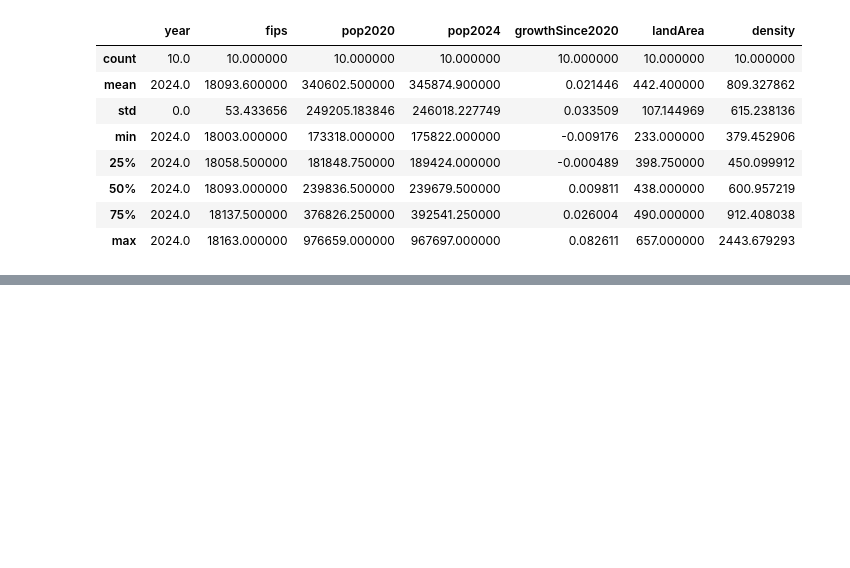
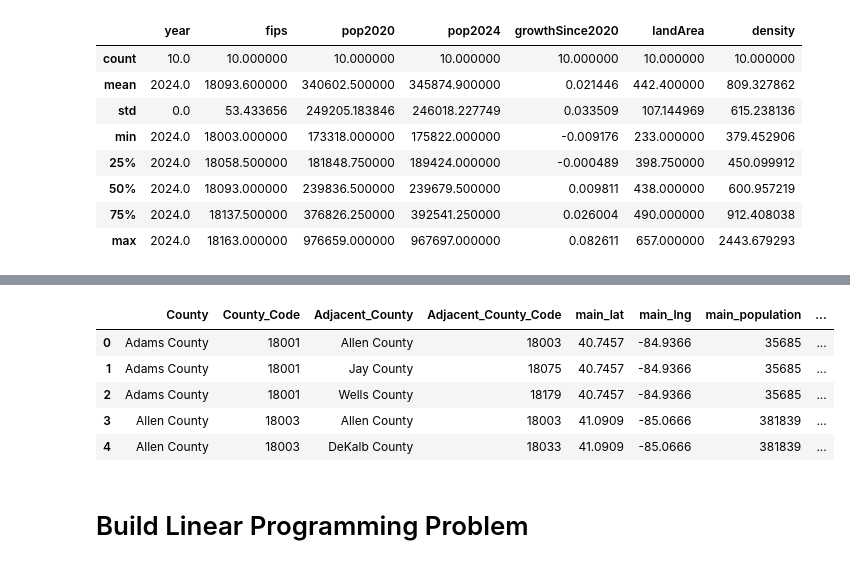
Before and after one commit to MillerMedia/Assignment3_AlgorithmicRedistricting_MSDS460, a Jupyter notebook: Assignment3.ipynb, the cells around one changed output, grey strips where cells are left out. Drawn from its saved outputs; the diff is of its cells as text; code cells hidden in the pictures; blank space fills up the shorter version.

```diff
--- a/Assignment3.ipynb
+++ b/Assignment3.ipynb
@@ -157,0 +169,35 @@ adjacent
+# %%
+from math import pi, sin, cos, asin, sqrt
+
+def degrees_to_radians(x):
+     return((pi/180)*x)
+
+def lon_lat_distance_miles(lon_a,lat_a,lon_b,lat_b):
+    radius_of_earth = 24872/(2*pi)
+    c = sin((degrees_to_radians(lat_a) - \
+    degrees_to_radians(lat_b))/2)**2 + \
+    cos(degrees_to_radians(lat_a)) * \
+    cos(degrees_to_radians(lat_b)) * \
+    sin((degrees_to_radians(lon_a) - \
+    degrees_to_radians(lon_b))/2)**2
+    return(2 * radius_of_earth * (asin(sqrt(c))))
+
+def lon_lat_distance_meters (lon_a,lat_a,lon_b,lat_b):
+    return(lon_lat_distance_miles(lon_a,lat_a,lon_b,lat_b) * 1609.34)
+
+
+adjacent['distance_miles'] = adjacent.apply(
+    lambda row: lon_lat_distance_miles(row['main_lat'], row['main_lng'], row['adj_lat'], row['adj_lng']),
+    axis=1
+)
+# %%
+adjacent.head()
+# %% [output]
+|  | County | County_Code | Adjacent_County | Adjacent_County_Code | main_lat | main_lng | main_population | ... |
+| 0 | Adams County | 18001 | Allen County | 18003 | 40.7457 | -84.9366 | 35685 | ... |
+| 1 | Adams County | 18001 | Jay County | 18075 | 40.7457 | -84.9366 | 35685 | ... |
+| 2 | Adams County | 18001 | Wells County | 18179 | 40.7457 | -84.9366 | 35685 | ... |
+| 3 | Allen County | 18003 | Allen County | 18003 | 41.0909 | -85.0666 | 381839 | ... |
+| 4 | Allen County | 18003 | DeKalb County | 18033 | 41.0909 | -85.0666 | 381839 | ... |
+# %% [markdown]
+# Build Linear Programming Problem
```
Also changed, not shown: parts of 11 cells of this notebook, 3 other files.
